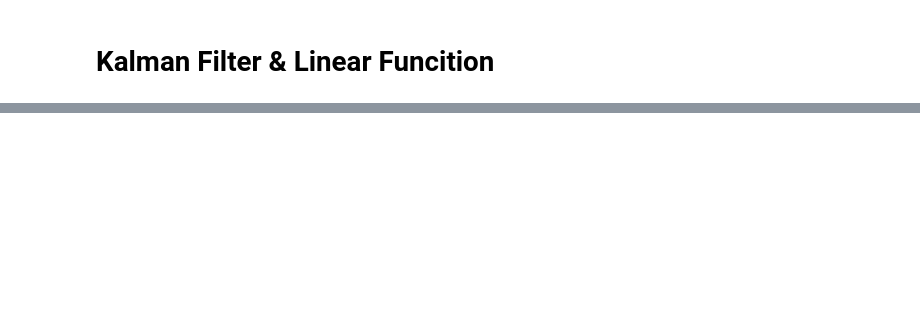
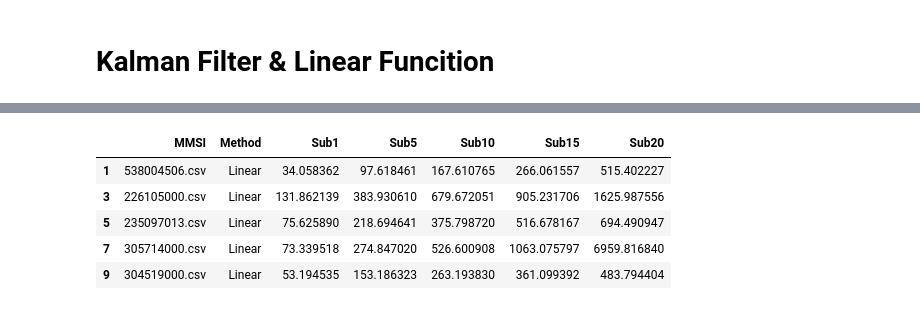
Before and after one commit to cnburger/AIS_KalmanFilter, a Jupyter notebook: Time Sampling.ipynb, the cells around one changed output, grey strips where cells are left out. Saved outputs shown, nothing was run; the diff lists cells and outputs as text; code cells hidden in the pictures; blank space fills up the shorter version.

```diff
--- a/Time Sampling.ipynb
+++ b/Time Sampling.ipynb
@@ -836,0 +900,9 @@ Euclid_AVG 483.79440416528735
+# %%
+Linear_stats.head()
+# %% [output]
+|  | MMSI | Method | Sub1 | Sub5 | Sub10 | Sub15 | Sub20 |
+| 1 | 538004506.csv | Linear | 34.058362 | 97.618461 | 167.610765 | 266.061557 | 515.402227 |
+| 3 | 226105000.csv | Linear | 131.862139 | 383.930610 | 679.672051 | 905.231706 | 1625.987556 |
+| 5 | 235097013.csv | Linear | 75.625890 | 218.694641 | 375.798720 | 516.678167 | 694.490947 |
+| 7 | 305714000.csv | Linear | 73.339518 | 274.847020 | 526.600908 | 1063.075797 | 6959.816840 |
+| 9 | 304519000.csv | Linear | 53.194535 | 153.186323 | 263.193830 | 361.099392 | 483.794404 |
```
Also changed, not shown: parts of 9 cells of this notebook, 1 other file.
